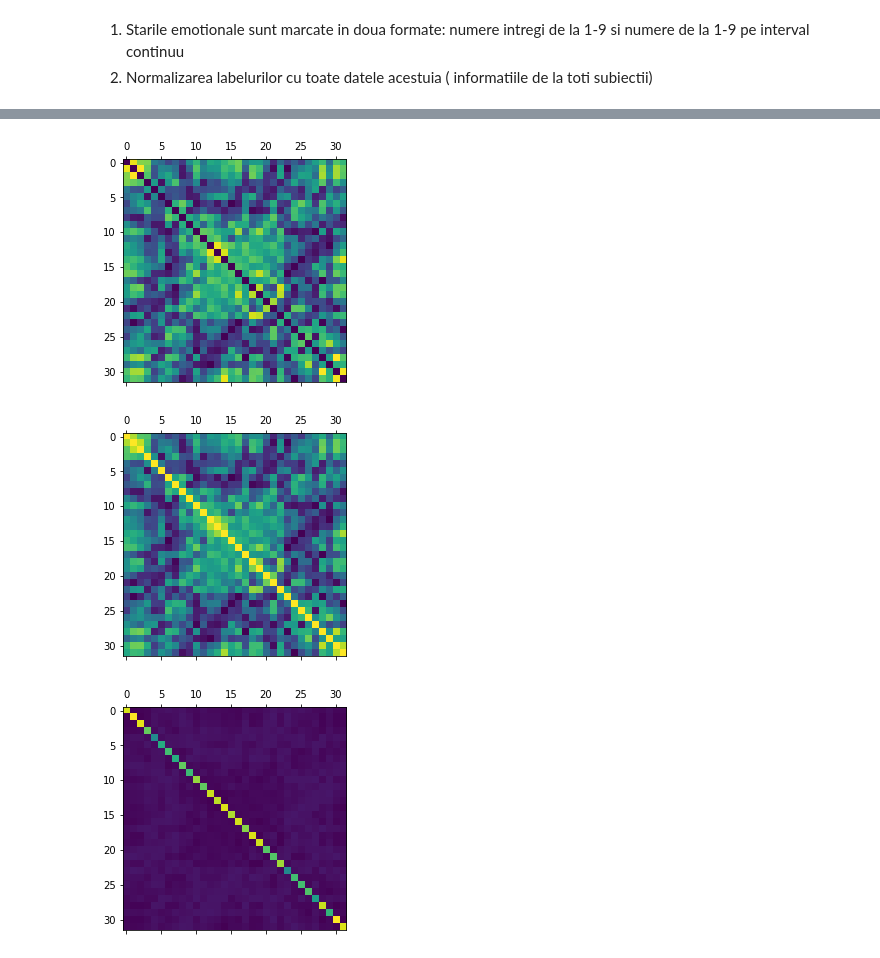
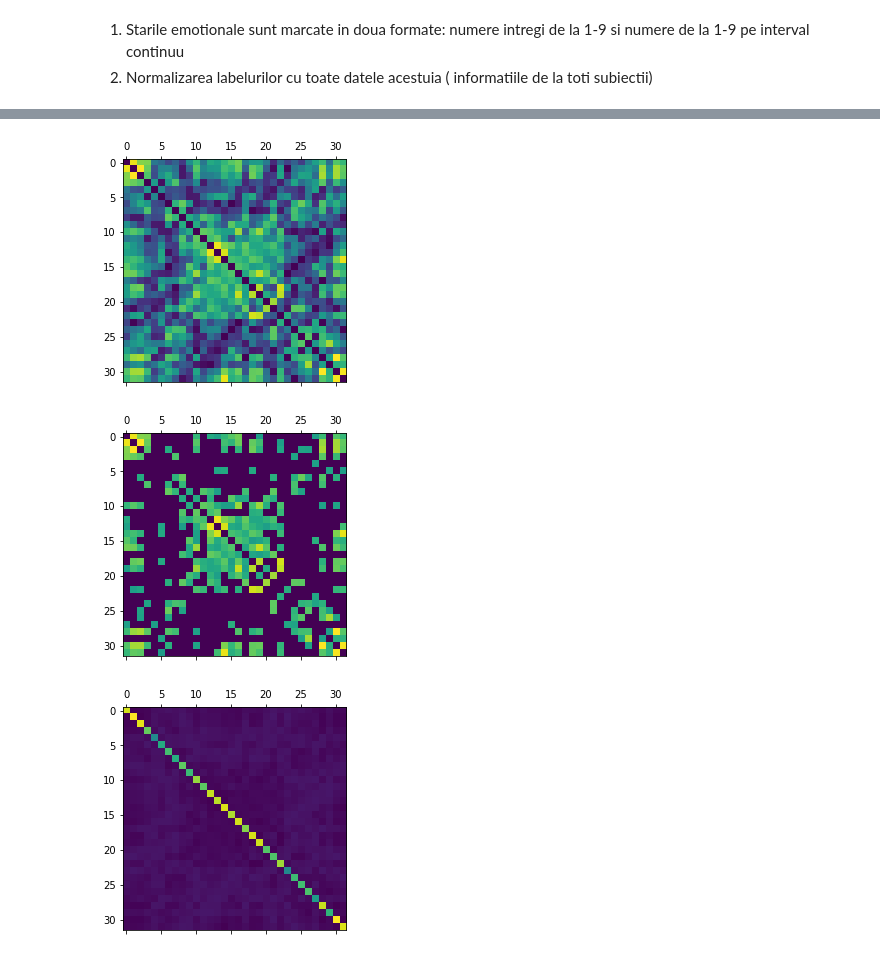
Before and after one commit to paulilioaica/EEG-Classification, a Jupyter notebook: Data_analysis.ipynb, the cells around one changed output, grey strips where cells are left out. Drawn from its saved outputs; the diff is of its cells as text; code cells hidden in the pictures.

```diff
--- a/Data_analysis.ipynb
+++ b/Data_analysis.ipynb
@@ -67,16 +51,17 @@ data
 corr_matrix = np.abs(corr_matrix)
 # %%
 adj_matrix = corr_matrix - np.identity(corr_matrix.shape[0])
+# %%
+plt_matrix = adj_matrix.copy()
+plt_matrix[plt_matrix<0.5] =0
 # %%
 plt.matshow(adj_matrix)
 plt.show()
+plt.matshow(plt_matrix)
+plt.show()
 # %% [output]
 [figure]
+[figure, added]
-# %%
-plt.matshow(corr_matrix)
-plt.show()
-# %% [output]
-[figure, removed]
 # %%
 # L = D-W
 # D: Degree matrix
```
Also changed, not shown: parts of 15 cells of this notebook, 7 other files.
